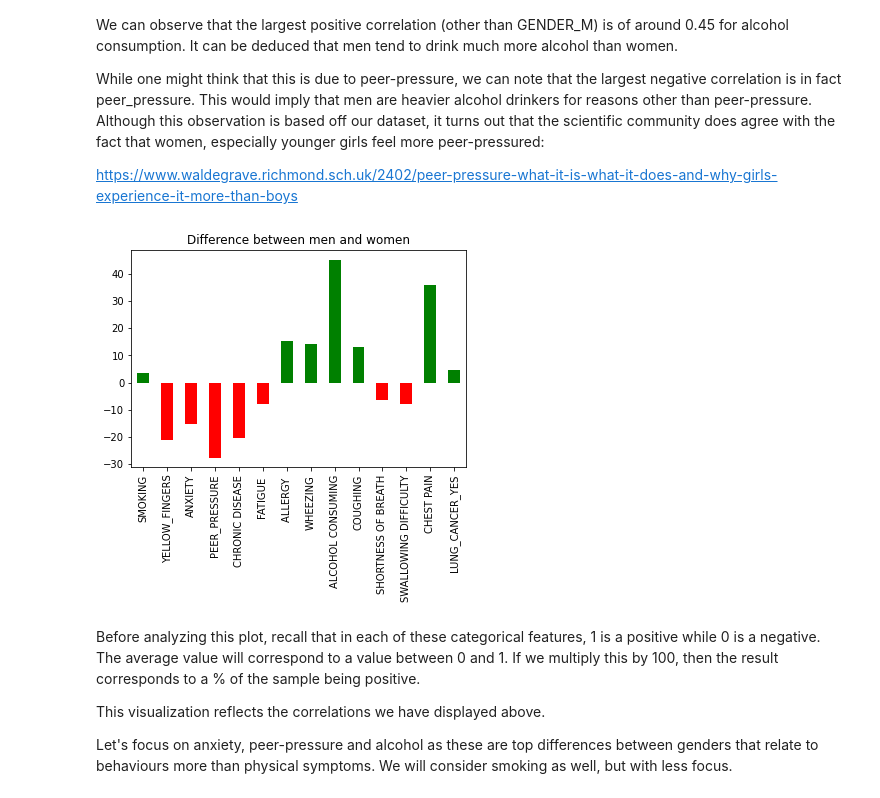
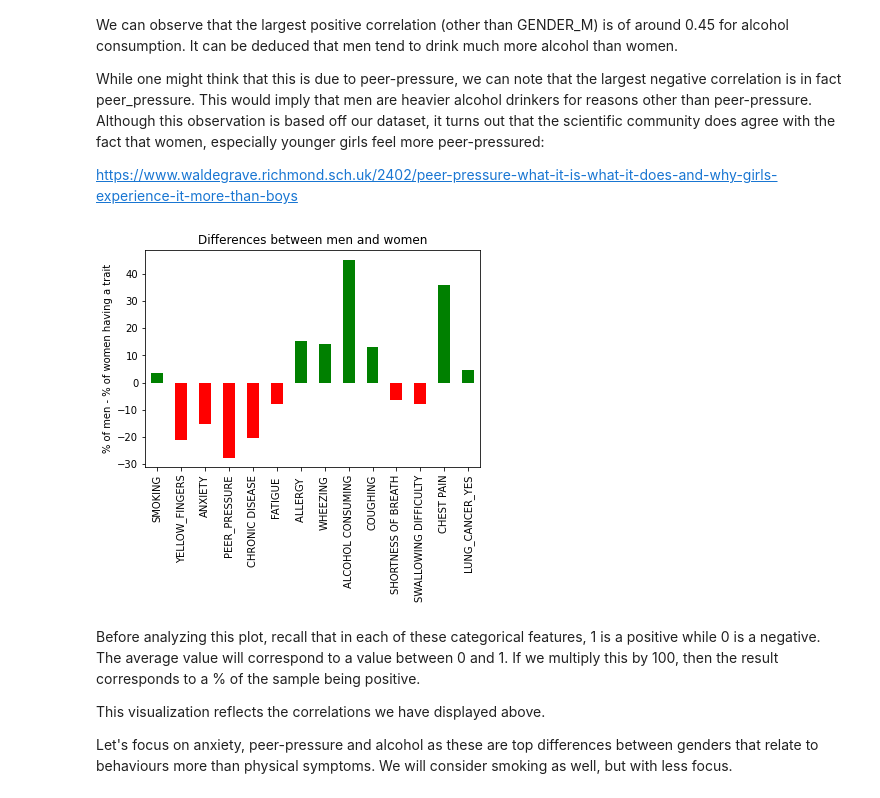
Before and after one commit to Pa0laC/DataScienceNanogree, a Jupyter notebook: MenVsWomen.ipynb, the cells around one changed output. Saved outputs shown, nothing was run; the diff lists cells and outputs as text; code cells hidden in the pictures.

```diff
--- a/MenVsWomen.ipynb
+++ b/MenVsWomen.ipynb
@@ -67,21 +67,21 @@ https://www.waldegrave.richmond.sch.uk/2402/peer-pressure-what-it-is-what-it-doe
 # %%
 #Traits of interest split by gender
 gender_diff= data_no_cat.groupby('GENDER_M').mean()[['SMOKING', 'YELLOW_FINGERS', 'ANXIETY', 'PEER_PRESSURE',
        'CHRONIC DISEASE', 'FATIGUE ', 'ALLERGY ', 'WHEEZING',
        'ALCOHOL CONSUMING', 'COUGHING', 'SHORTNESS OF BREATH',
        'SWALLOWING DIFFICULTY', 'CHEST PAIN', 'LUNG_CANCER_YES']]
 fem = gender_diff.iloc[0]
 male = gender_diff.iloc[1]
 comp_df = pd.merge(fem, male, left_index=True, right_index=True)
 comp_df.columns = ['Female', 'Male']
 comp_df['Diff_F_M'] = (comp_df['Male'] - comp_df['Female'])*100
 
 color = ['r' if y<0 else 'g' for y in comp_df['Diff_F_M']]
-comp_df['Diff_F_M'].plot(kind='bar', subplots=True, color=color)
-plt.title('Difference between men and women')
+comp_df['Diff_F_M'].plot(kind='bar', subplots=True, color=color, ylabel = '% of men - % of women having a trait')
+plt.title('Differences between men and women')
 plt.show();
 # %% [output]
-[figure, old version]
+[figure, new version]
 # %% [markdown]
 Before analyzing this plot, recall that in each of these categorical features, 1 is a positive while 0 is a negative. The average value will correspond to a value between 0 and 1. If we multiply this by 100, then the result corresponds to a % of the sample being positive.
 
```
Also changed, not shown: 6 other files.
